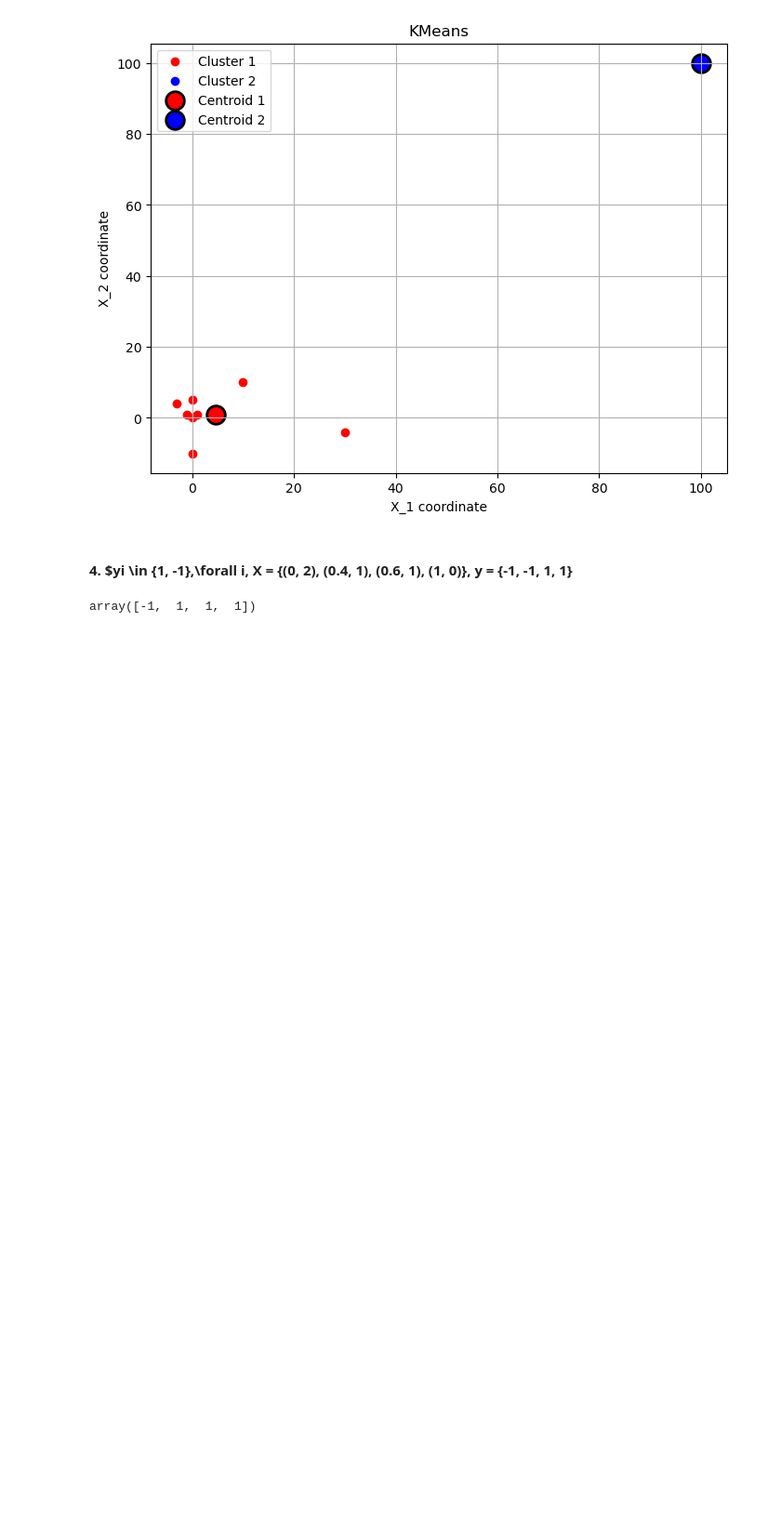
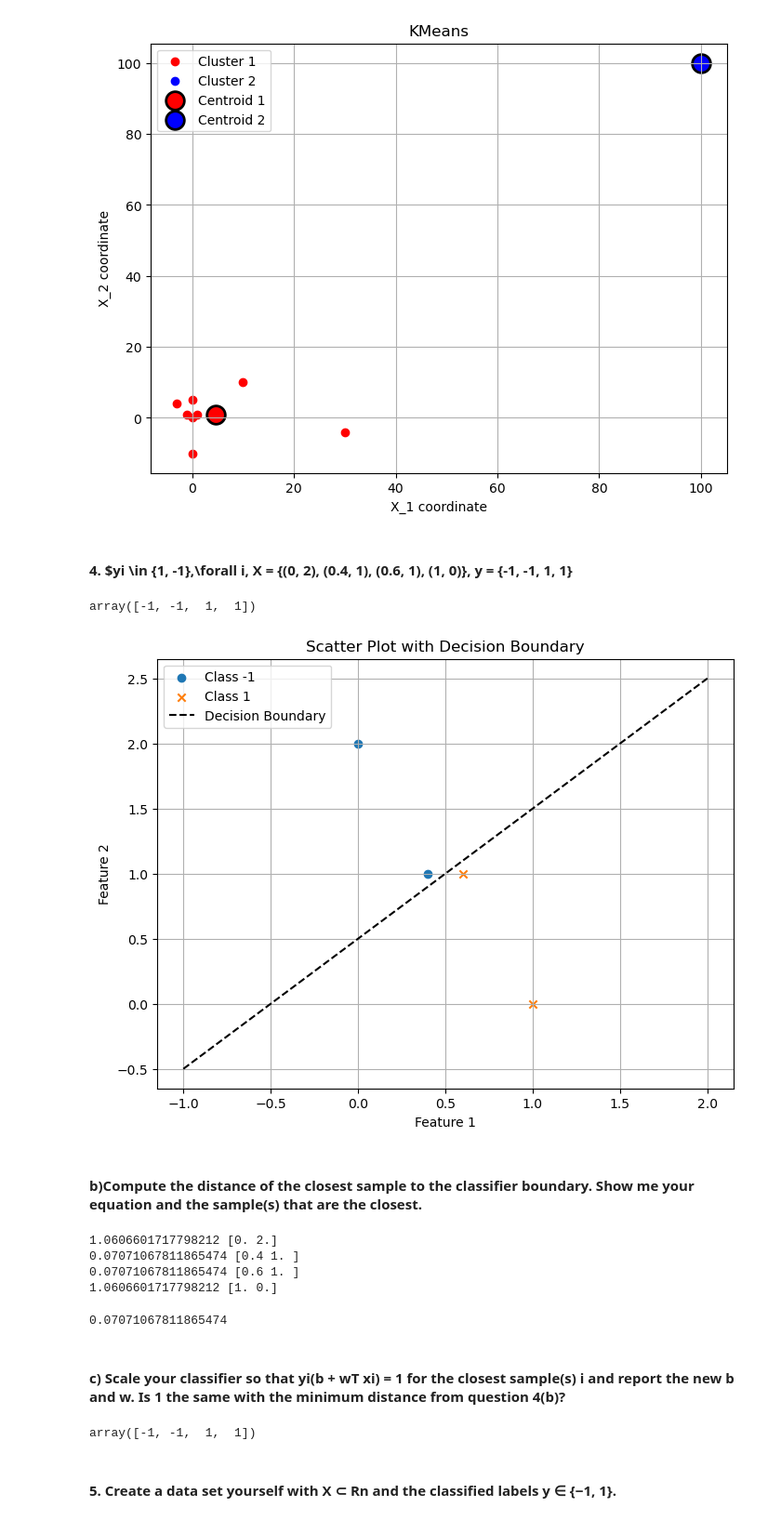
Before and after one commit to gabriel-ferreira-life/574_intro_to_machine_learning, a Jupyter notebook: homework_4/code/HM4_code.ipynb, the cells around one changed output. Shown at 93% size. Drawn from its saved outputs; the diff is of its cells as text; code cells hidden in the pictures; blank space fills up the shorter version.

```diff
--- a/homework_4/code/HM4_code.ipynb
+++ b/homework_4/code/HM4_code.ipynb
@@ -314,5 +314,11 @@ plt.show()
 # %%
 X = np.array([[0, 2], [0.4, 1], [0.6, 1], [1, 0]])
 y = np.array([-1, -1, 1, 1])
-w = [1, -1]
-b = 1
+w = np.array([1, -1])
+b = .5
+
+y_pred = np.dot(X, w) + b
+y_pred = np.where(y_pred >= 0, 1, -1)
+y_pred
+# %% [output]
+array([-1, -1,  1,  1])
@@ -319,6 +327,54 @@ b = 1
+# %%
+#### Plotting the dataset
+plt.figure(figsize=(8, 6))
+plt.scatter(X[y_pred == -1, 0], X[y == -1, 1], label='Class -1', marker='o')
+plt.scatter(X[y_pred == 1, 0], X[y == 1, 1], label='Class 1', marker='x')
+
+# Decision boundary: x2 = x1 + 0.5
+x_1= np.linspace(np.min(X[:,0])-1, np.max(X[:,0])+1, 100)
+x_2 = x_1 + 0.5
+
+# Plotting the decision boundary
+plt.plot(x_1, x_2, 'k--', label='Decision Boundary')
+
+plt.xlabel('Feature 1')
+plt.ylabel('Feature 2')
+plt.title('Scatter Plot with Decision Boundary')
+plt.legend()
+plt.grid(True)
+plt.show()
+# %% [output]
+[figure, added]
+# %% [markdown]
+#### b)Compute the distance of the closest sample to the classifier boundary. Show me your equation and the sample(s) that are the closest.
+# %%
+distances = []
+for xi in range(len(X)):
+
+    xi_bound_dist = np.abs(np.dot(w.T, X[xi]) + .5) / np.sqrt(1**2 + (-1)**2)
+    distances.append(xi_bound_dist)
+    print(xi_bound_dist, X[xi])
+# %% [output]
+1.0606601717798212 [0. 2.]
+0.07071067811865474 [0.4 1. ]
+0.07071067811865474 [0.6 1. ]
+1.0606601717798212 [1. 0.]
+# %%
+print(np.min(distances))
+# %% [output]
+0.07071067811865474
+# %% [markdown]
+#### c) Scale your classifier so that yi(b + wT xi) = 1 for the closest sample(s) i and report the new b and w. Is 1 the same with the minimum distance from question 4(b)?
 # %%
+X = np.array([[0, 2], [0.4, 1], [0.6, 1], [1, 0]])
+y = np.array([-1, -1, 1, 1])
+w = np.array([10, -10])
+b = 5
+
 y_pred = np.dot(X, w) + b
 y_pred = np.where(y_pred >= 0, 1, -1)
 y_pred
 # %% [output]
-array([-1,  1,  1,  1])
+array([-1, -1,  1,  1])
+# %% [markdown]
+#### 5. Create a data set yourself with X ⊂ Rn and the classified labels y ∈ {−1, 1}.
```
Also changed, not shown: parts of 14 cells of this notebook.
